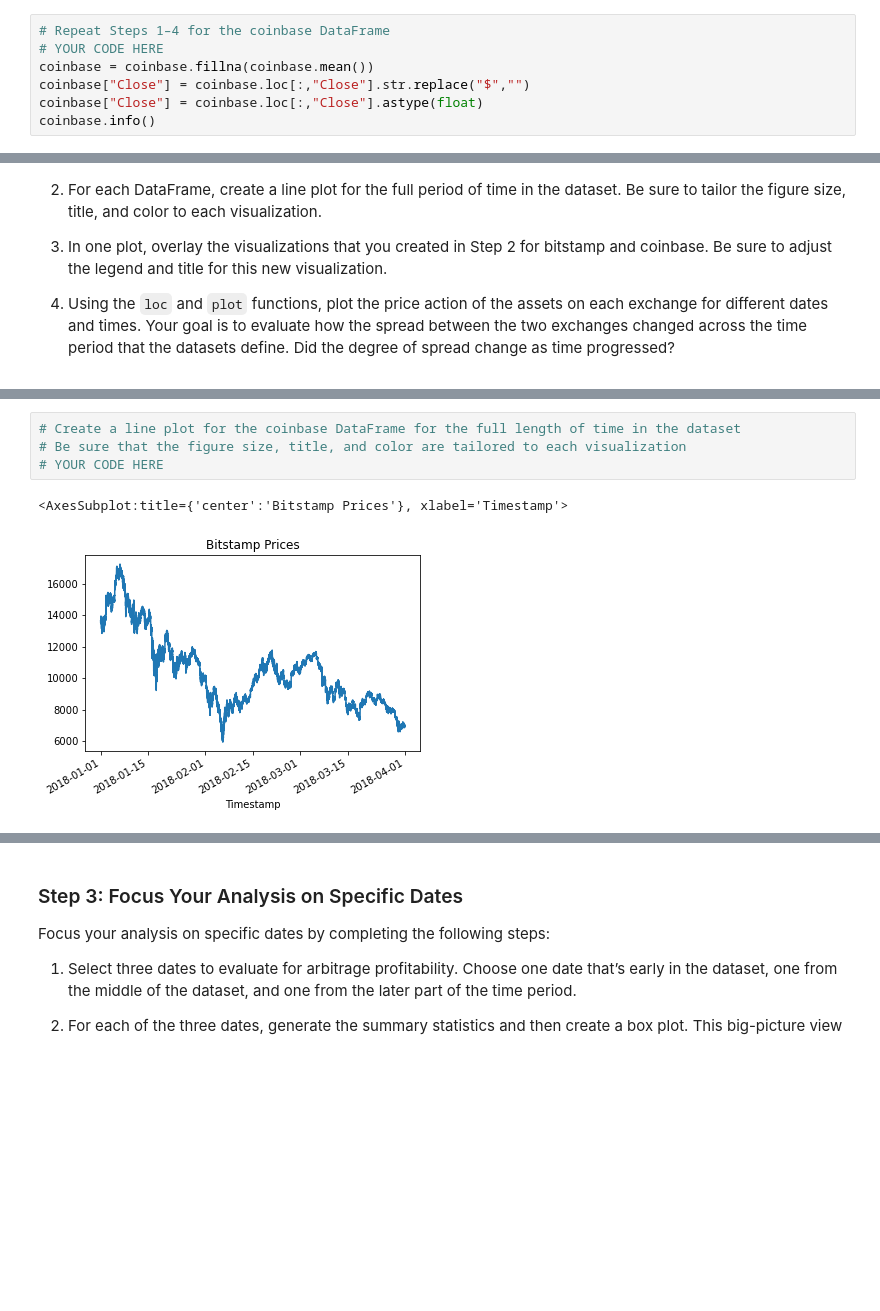
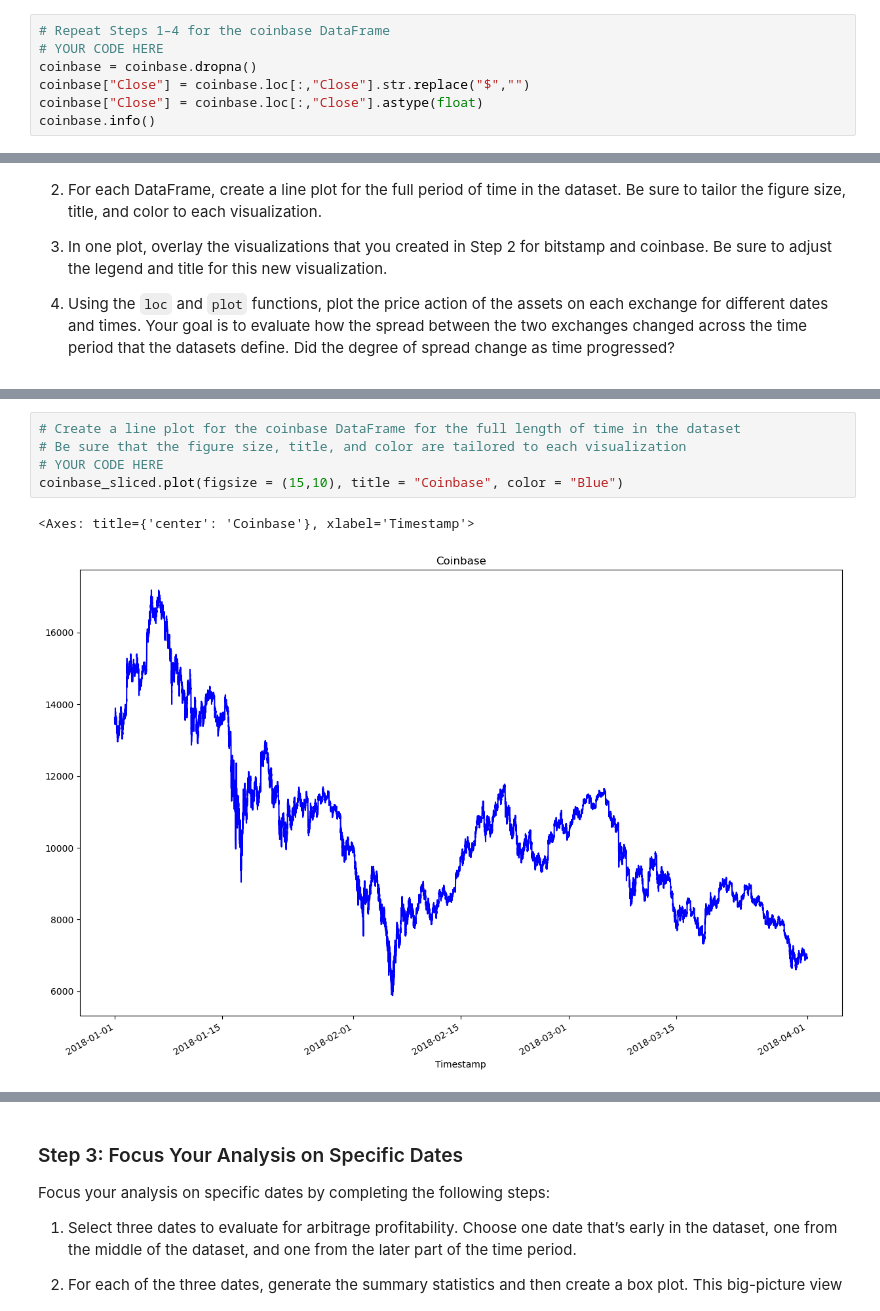
Before and after one commit to wcolwellcol/Mod3Chall, a Jupyter notebook: crypto_arbitrage.ipynb, the cells around one changed output, grey strips where cells are left out. Drawn from its saved outputs; the diff is of its cells as text; blank space fills up the shorter version.

```diff
--- a/crypto_arbitrage.ipynb
+++ b/crypto_arbitrage.ipynb
@@ -154,7 +157,7 @@ Length: 129540, dtype: bool
 # %%
 # Repeat Steps 1–4 for the coinbase DataFrame
 # YOUR CODE HERE
-coinbase = coinbase.fillna(coinbase.mean())
+coinbase = coinbase.dropna()
 coinbase["Close"] = coinbase.loc[:,"Close"].str.replace("$","")
 coinbase["Close"] = coinbase.loc[:,"Close"].astype(float)
 coinbase.info()
@@ -257,10 +275,11 @@ bitstamp_sliced.describe()
 # %%
 # Create a line plot for the coinbase DataFrame for the full length of time in the dataset
 # Be sure that the figure size, title, and color are tailored to each visualization
 # YOUR CODE HERE
+coinbase_sliced.plot(figsize = (15,10), title = "Coinbase", color = "Blue")
 # %% [output]
-<AxesSubplot:title={'center':'Bitstamp Prices'}, xlabel='Timestamp'>
+<Axes: title={'center': 'Coinbase'}, xlabel='Timestamp'>
-[figure, old version]
+[figure, new version]
 # %%
 # Overlay the visualizations for the bitstamp and coinbase DataFrames in one plot
 # The plot should visualize the prices over the full lenth of the dataset
```
Also changed, not shown: parts of 36 cells of this notebook.
